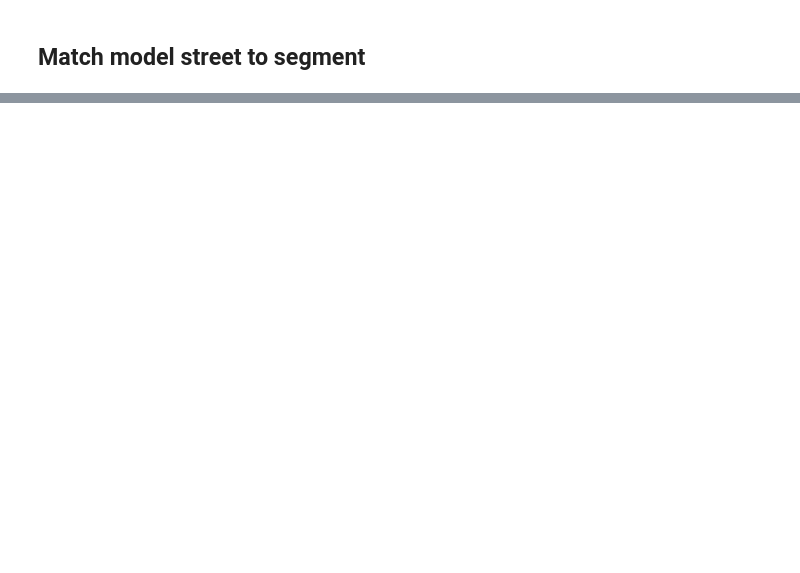
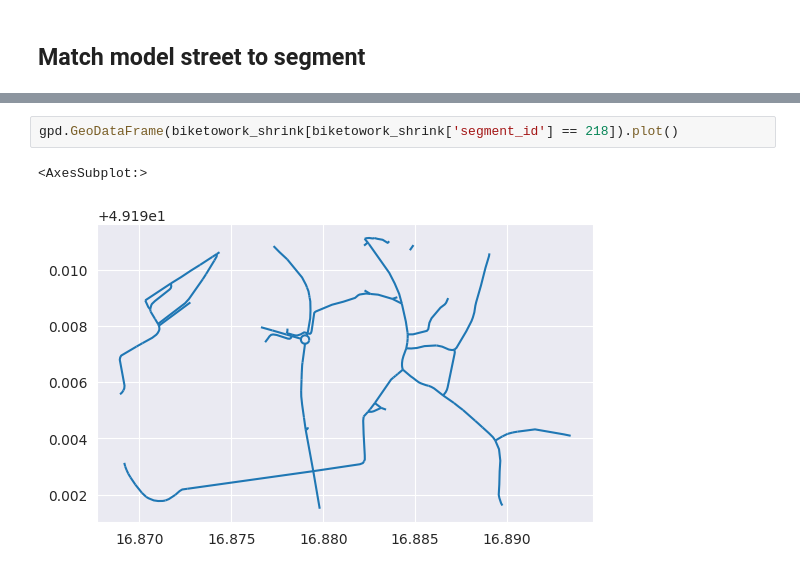
Before and after one commit to Radluy/Cycling-traffic-intensity-Brno, a Jupyter notebook: model_setup.ipynb, the cells around one changed output, grey strips where cells are left out. Saved outputs shown, nothing was run; the diff lists cells and outputs as text; blank space fills up the shorter version.

```diff
--- a/model_setup.ipynb
+++ b/model_setup.ipynb
@@ -221,0 +255,5 @@ model['segment_id'].value_counts()
+# %%
+gpd.GeoDataFrame(biketowork_shrink[biketowork_shrink['segment_id'] == 218]).plot()
+# %% [output]
+<AxesSubplot:>
+[figure, added]
```
Also changed, not shown: parts of 8 cells of this notebook.
